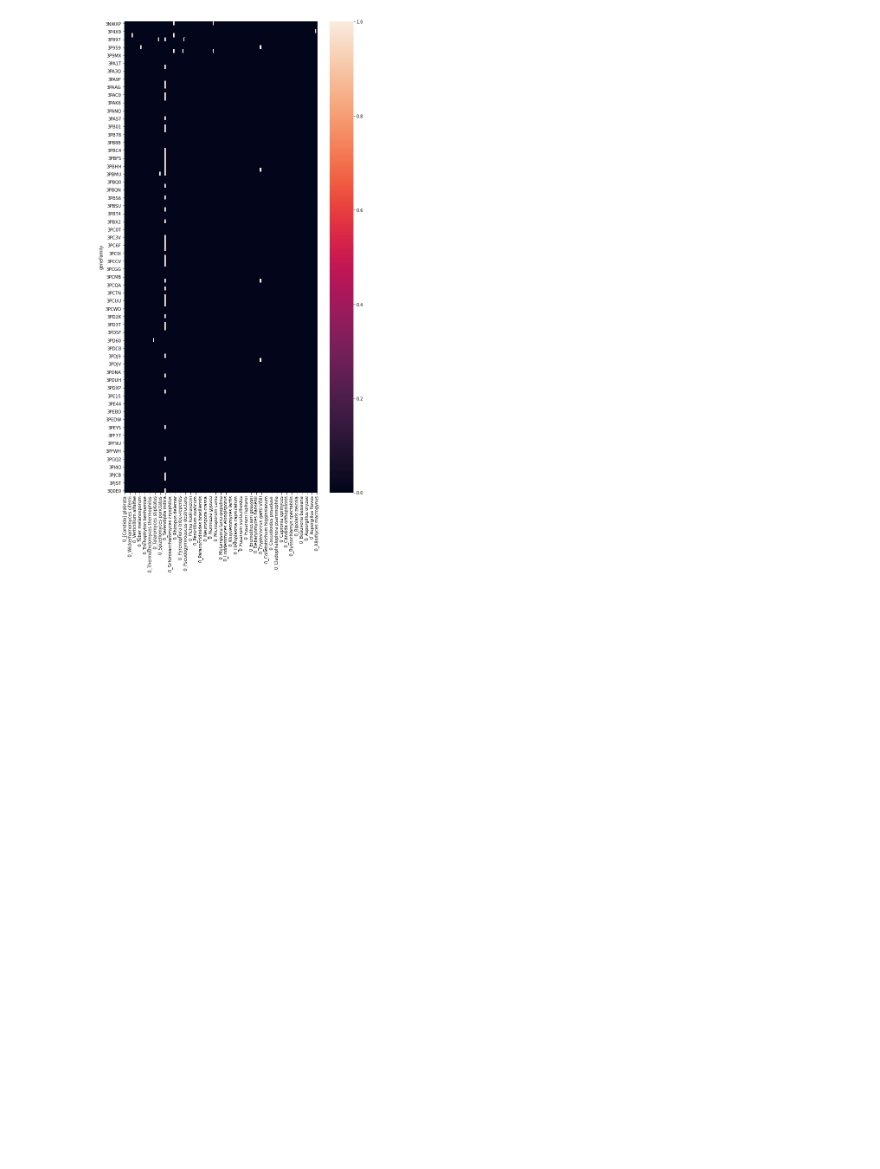
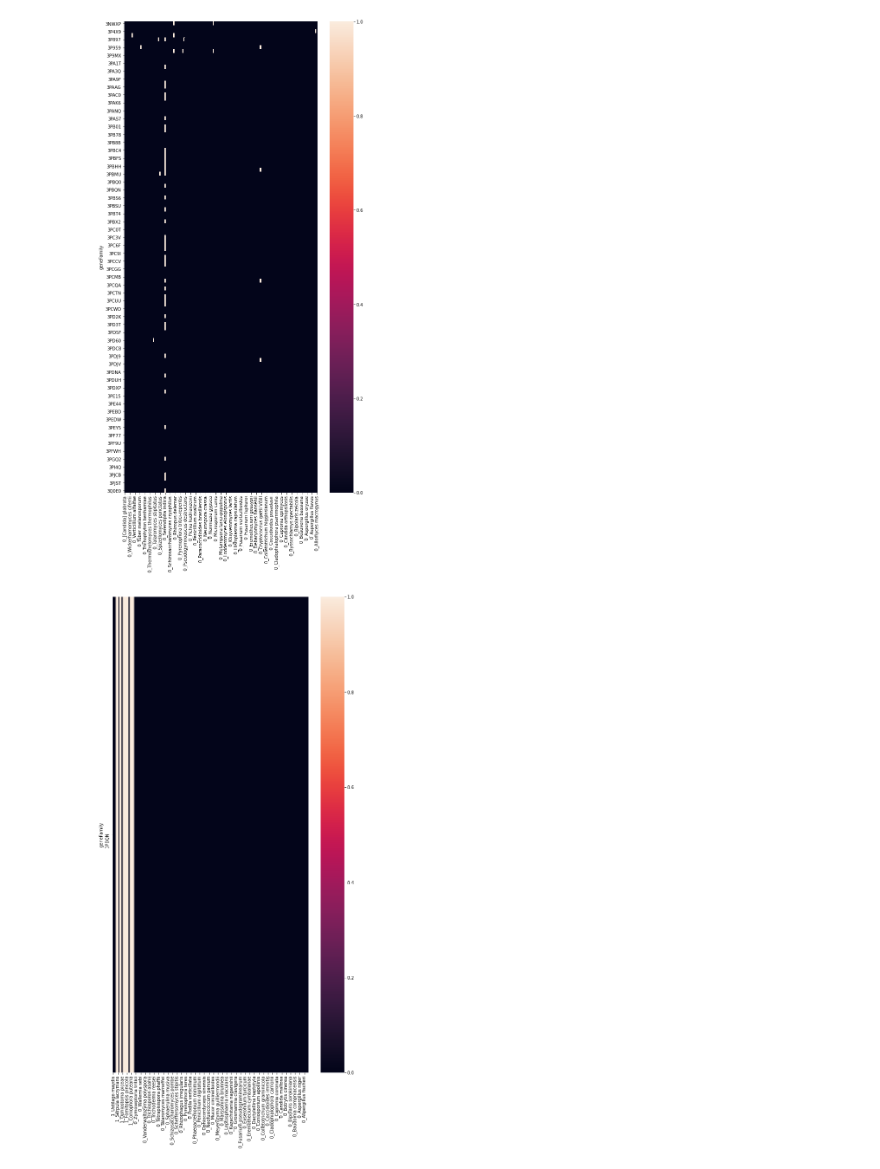
Before and after one commit to 2bogo/fungi_eggnog, a Jupyter notebook: analysis.ipynb, the cells around one changed output. Cells and saved outputs as stored; diff of their text form; code cells hidden in the pictures; blank space fills up the shorter version.

```diff
--- a/analysis.ipynb
+++ b/analysis.ipynb
@@ -94,3 +87,11 @@ sns.heatmap(df_not)
 plt.show()
 # %% [output]
 [figure]
+# %%
+m = df_sorted.index == '3PBQN'
+# %%
+fig, ax = plt.subplots(figsize=(10,20))
+sns.heatmap(df_sorted.loc[df_sorted.index[m]])
+plt.show()
+# %% [output]
+[figure, added]
```
Also changed, not shown: parts of 1 cell of this notebook.
